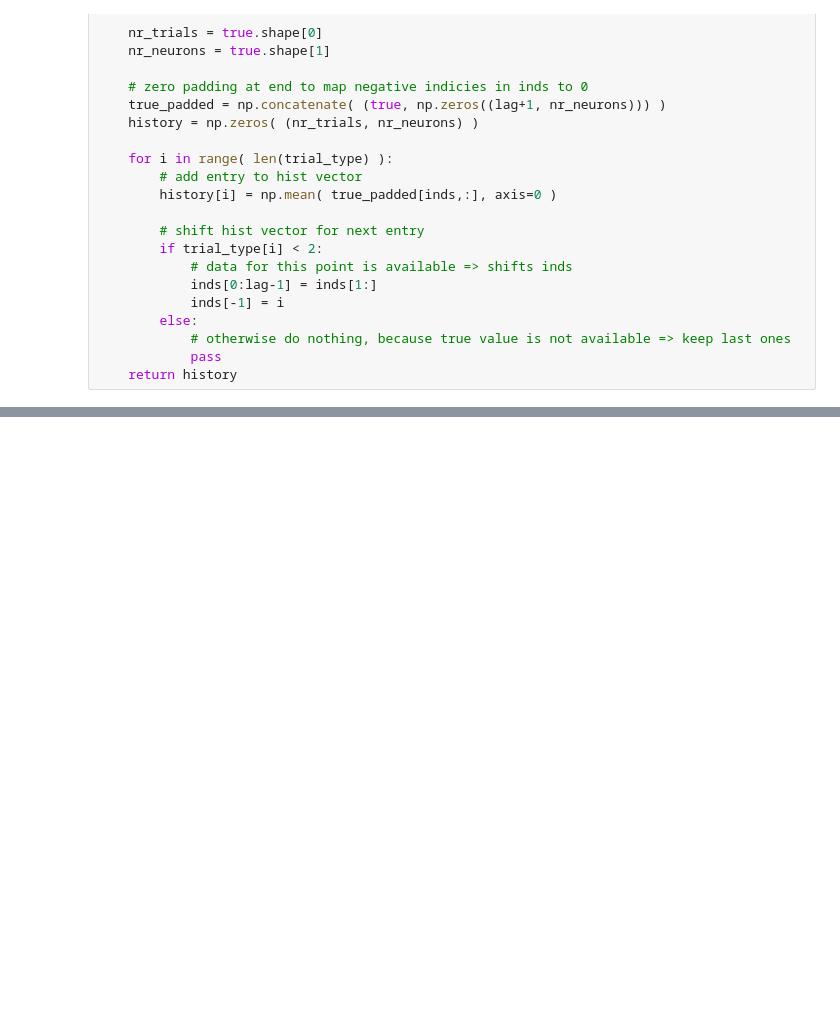
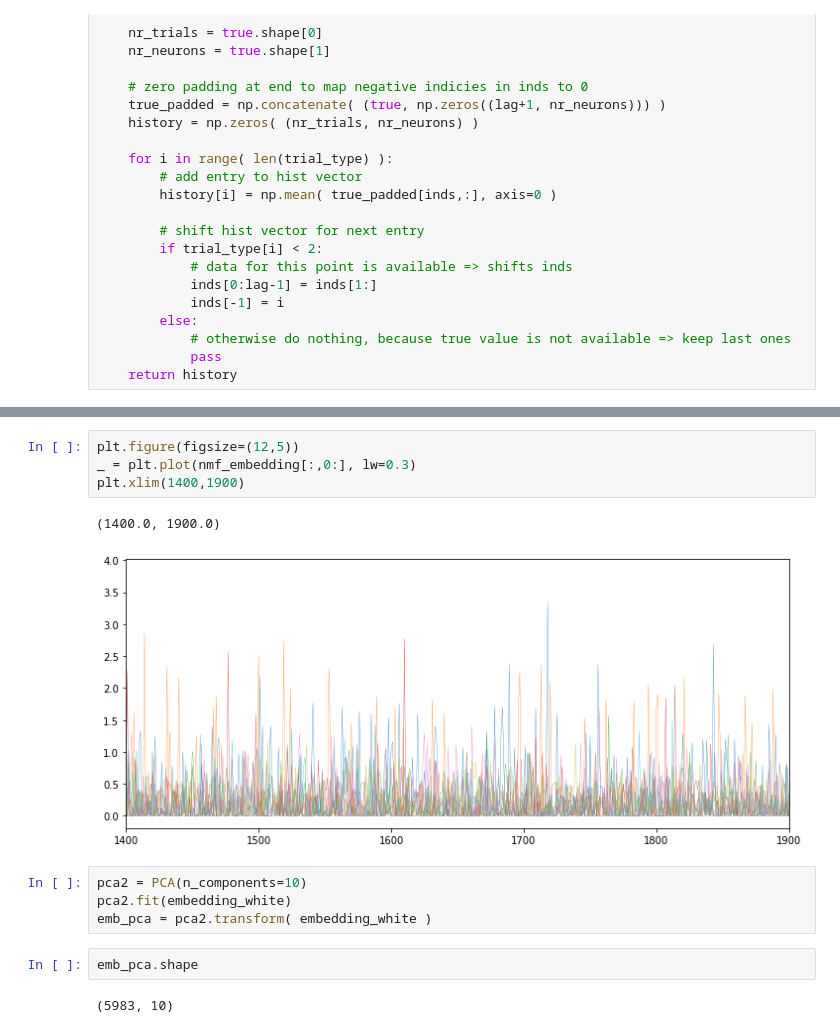
Before and after one commit to AdrianRoggenbach/adrian_sensorium, a Jupyter notebook: notebooks/my_notebooks/add_brain_internal_features.ipynb, the cells around one changed output, grey strips where cells are left out. Cells and saved outputs as stored; diff of their text form; blank space fills up the shorter version.

```diff
--- a/notebooks/my_notebooks/add_brain_internal_features.ipynb
+++ b/notebooks/my_notebooks/add_brain_internal_features.ipynb
@@ -445,0 +478,15 @@ for key in keys:
+# %%
+plt.figure(figsize=(12,5))
+_ = plt.plot(nmf_embedding[:,0:], lw=0.3)
+plt.xlim(1400,1900)
+# %% [output]
+(1400.0, 1900.0)
+[figure, added]
+# %%
+pca2 = PCA(n_components=10)
+pca2.fit(embedding_white)
+emb_pca = pca2.transform( embedding_white )
+# %%
+emb_pca.shape
+# %% [output]
+(5983, 10)
```
Also changed, not shown: parts of 4 cells of this notebook.
